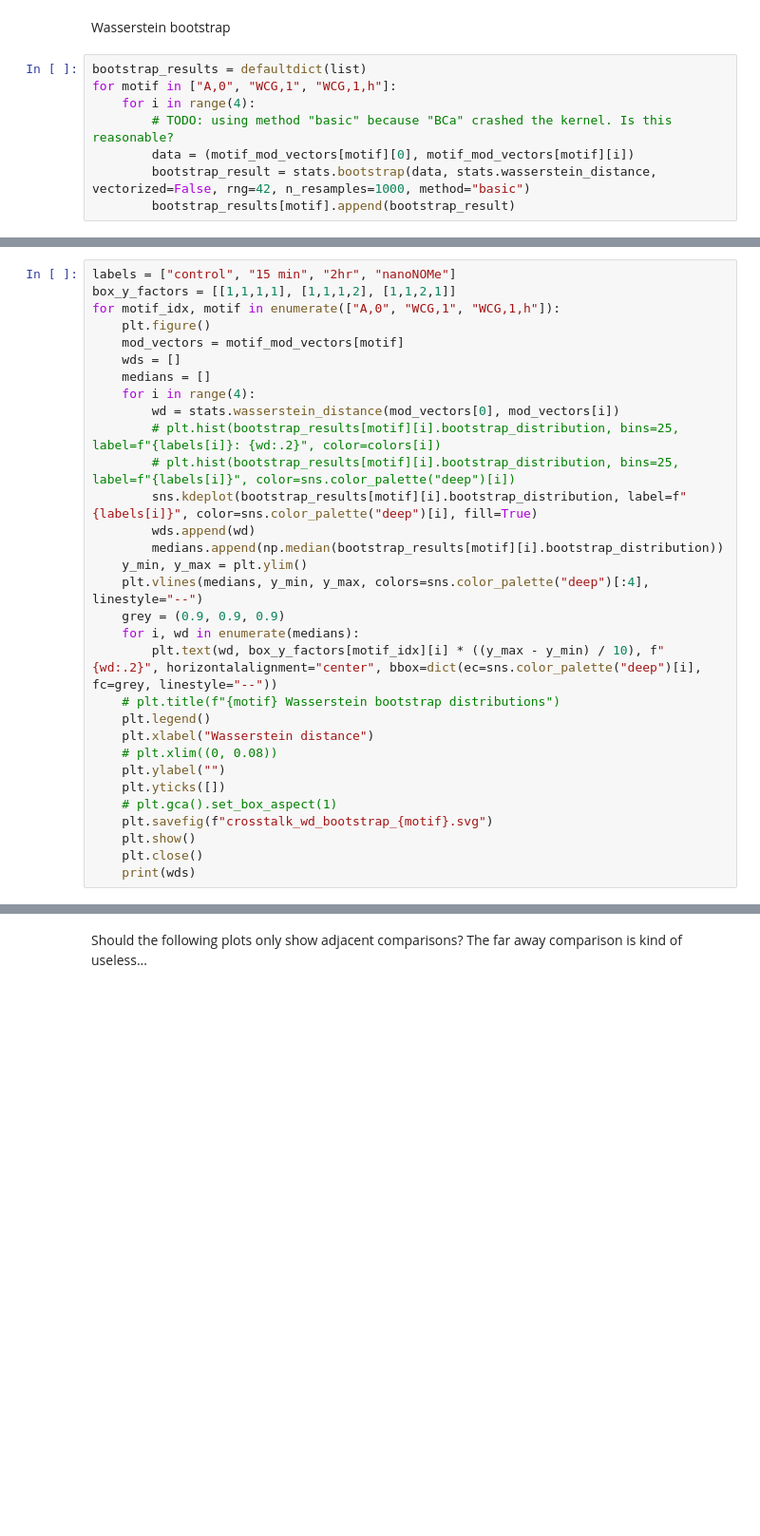
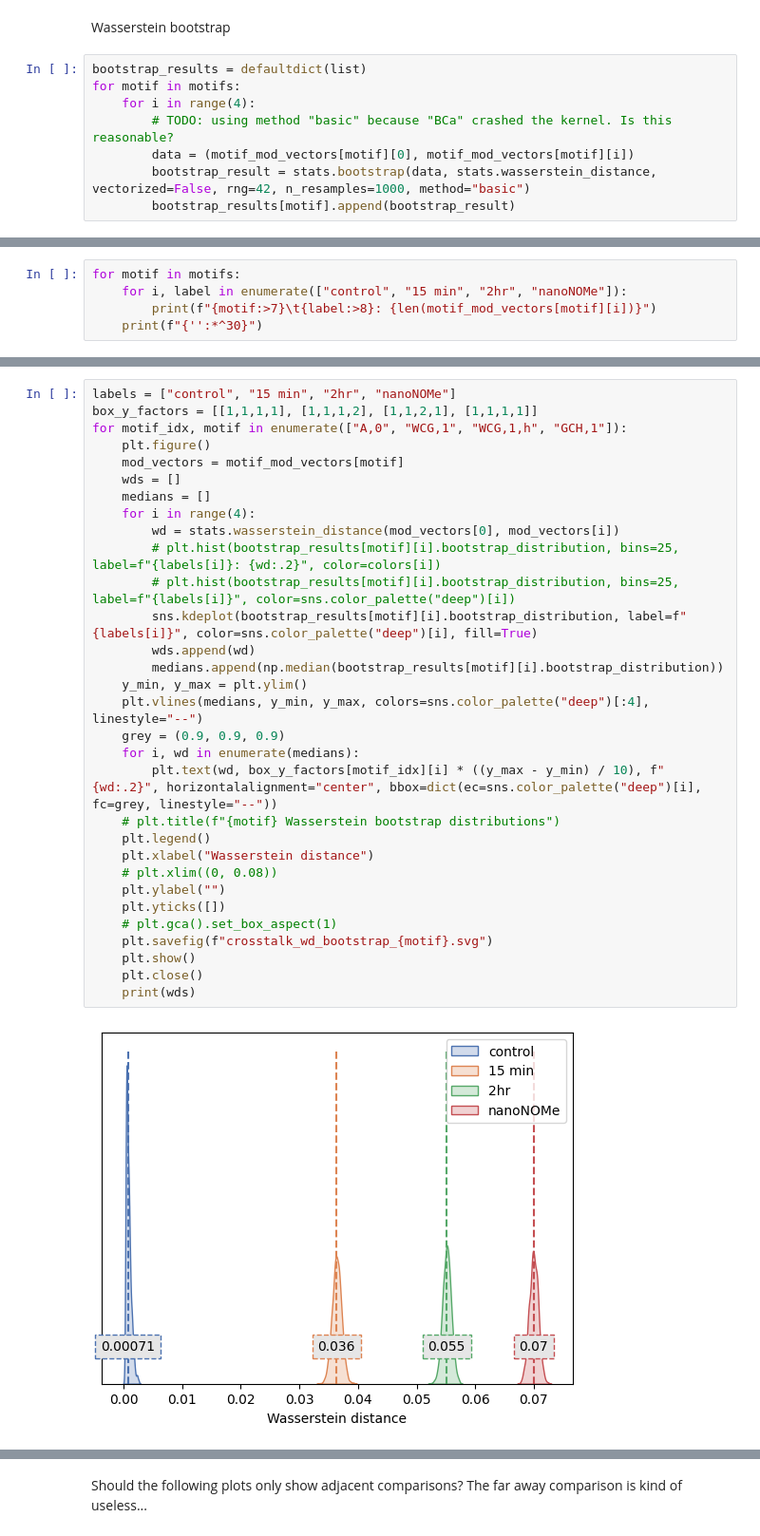
Before and after one commit to streetslab/multimodal-dimelo, a Jupyter notebook: crosstalk_analysis.ipynb, the cells around one changed output, grey strips where cells are left out. Shown at 95% size. Saved outputs shown, nothing was run; the diff lists cells and outputs as text; blank space fills up the shorter version.

```diff
--- a/crosstalk_analysis.ipynb
+++ b/crosstalk_analysis.ipynb
@@ -343,7 +343,7 @@ wd_(0,3): 0.02906
 Wasserstein bootstrap
 # %%
 bootstrap_results = defaultdict(list)
-for motif in ["A,0", "WCG,1", "WCG,1,h"]:
+for motif in motifs:
     for i in range(4):
         # TODO: using method "basic" because "BCa" crashed the kernel. Is this reasonable?
         data = (motif_mod_vectors[motif][0], motif_mod_vectors[motif][i])
@@ -351,0 +356,5 @@ for motif in ["A,0", "WCG,1", "WCG,1,h"]:
+# %%
+for motif in motifs:
+    for i, label in enumerate(["control", "15 min", "2hr", "nanoNOMe"]):
+        print(f"{motif:>7}\t{label:>8}: {len(motif_mod_vectors[motif][i])}")
+    print(f"{'':*^30}")
@@ -375,33 +405,34 @@ THIS IS THE ONE THAT IS INCLUDED IN THE DRAFT
 # %%
 labels = ["control", "15 min", "2hr", "nanoNOMe"]
-box_y_factors = [[1,1,1,1], [1,1,1,2], [1,1,2,1]]
-for motif_idx, motif in enumerate(["A,0", "WCG,1", "WCG,1,h"]):
+box_y_factors = [[1,1,1,1], [1,1,1,2], [1,1,2,1], [1,1,1,1]]
+for motif_idx, motif in enumerate(["A,0", "WCG,1", "WCG,1,h", "GCH,1"]):
     plt.figure()
     mod_vectors = motif_mod_vectors[motif]
     wds = []
     medians = []
     for i in range(4):
         wd = stats.wasserstein_distance(mod_vectors[0], mod_vectors[i])
         # plt.hist(bootstrap_results[motif][i].bootstrap_distribution, bins=25, label=f"{labels[i]}: {wd:.2}", color=colors[i])
         # plt.hist(bootstrap_results[motif][i].bootstrap_distribution, bins=25, label=f"{labels[i]}", color=sns.color_palette("deep")[i])
         sns.kdeplot(bootstrap_results[motif][i].bootstrap_distribution, label=f"{labels[i]}", color=sns.color_palette("deep")[i], fill=True)
         wds.append(wd)
         medians.append(np.median(bootstrap_results[motif][i].bootstrap_distribution))
     y_min, y_max = plt.ylim()
     plt.vlines(medians, y_min, y_max, colors=sns.color_palette("deep")[:4], linestyle="--")
     grey = (0.9, 0.9, 0.9)
     for i, wd in enumerate(medians):
         plt.text(wd, box_y_factors[motif_idx][i] * ((y_max - y_min) / 10), f"{wd:.2}", horizontalalignment="center", bbox=dict(ec=sns.color_palette("deep")[i], fc=grey, linestyle="--"))
     # plt.title(f"{motif} Wasserstein bootstrap distributions")
     plt.legend()
     plt.xlabel("Wasserstein distance")
     # plt.xlim((0, 0.08))
     plt.ylabel("")
     plt.yticks([])
     # plt.gca().set_box_aspect(1)
     plt.savefig(f"crosstalk_wd_bootstrap_{motif}.svg")
     plt.show()
     plt.close()
     print(wds)
 # %% [output]
+[figure, added]
 [np.float64(0.0), np.float64(0.036343098261812146), np.float64(0.05510725024635293), np.float64(0.06993637853068418)]
```
Also changed, not shown: parts of 9 cells of this notebook, 2 other files.
